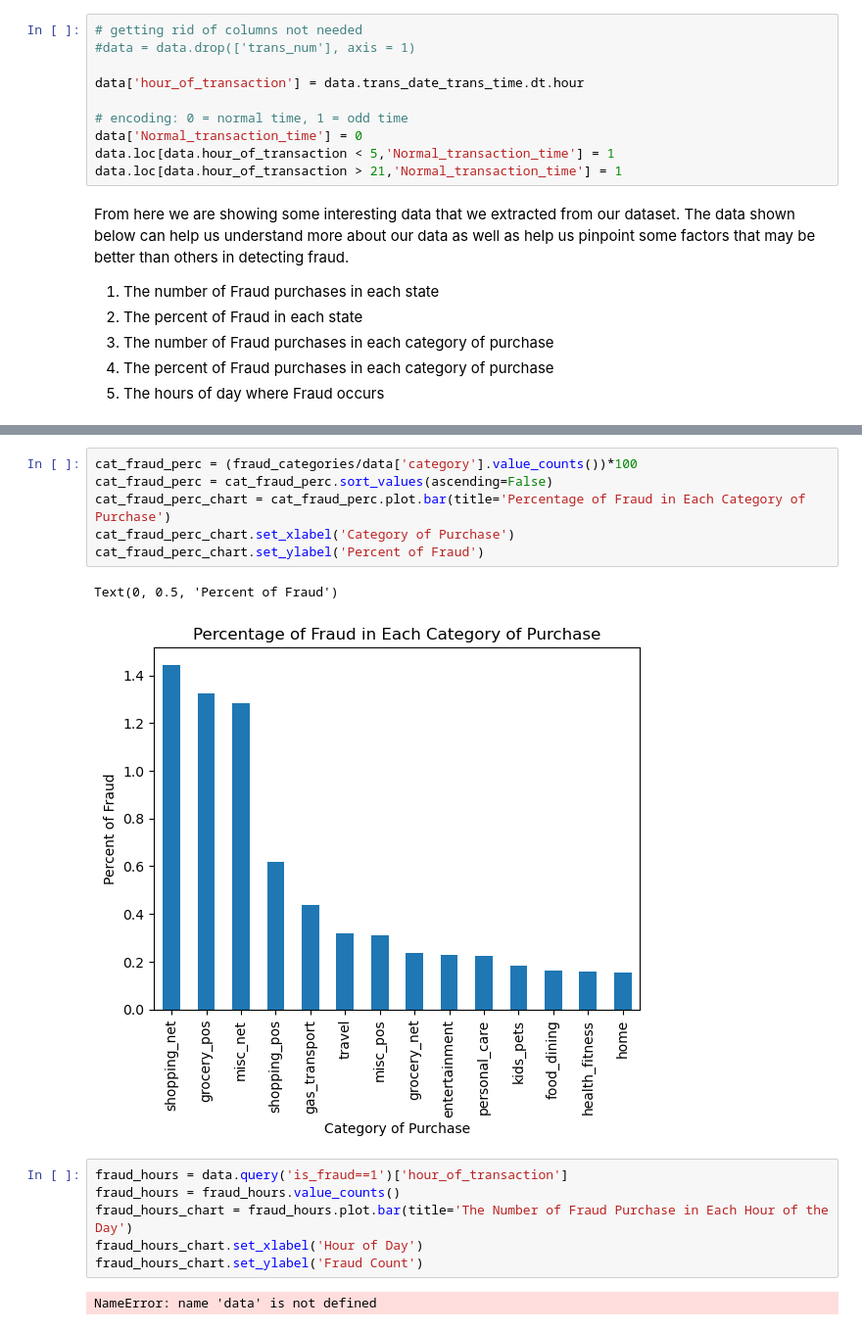
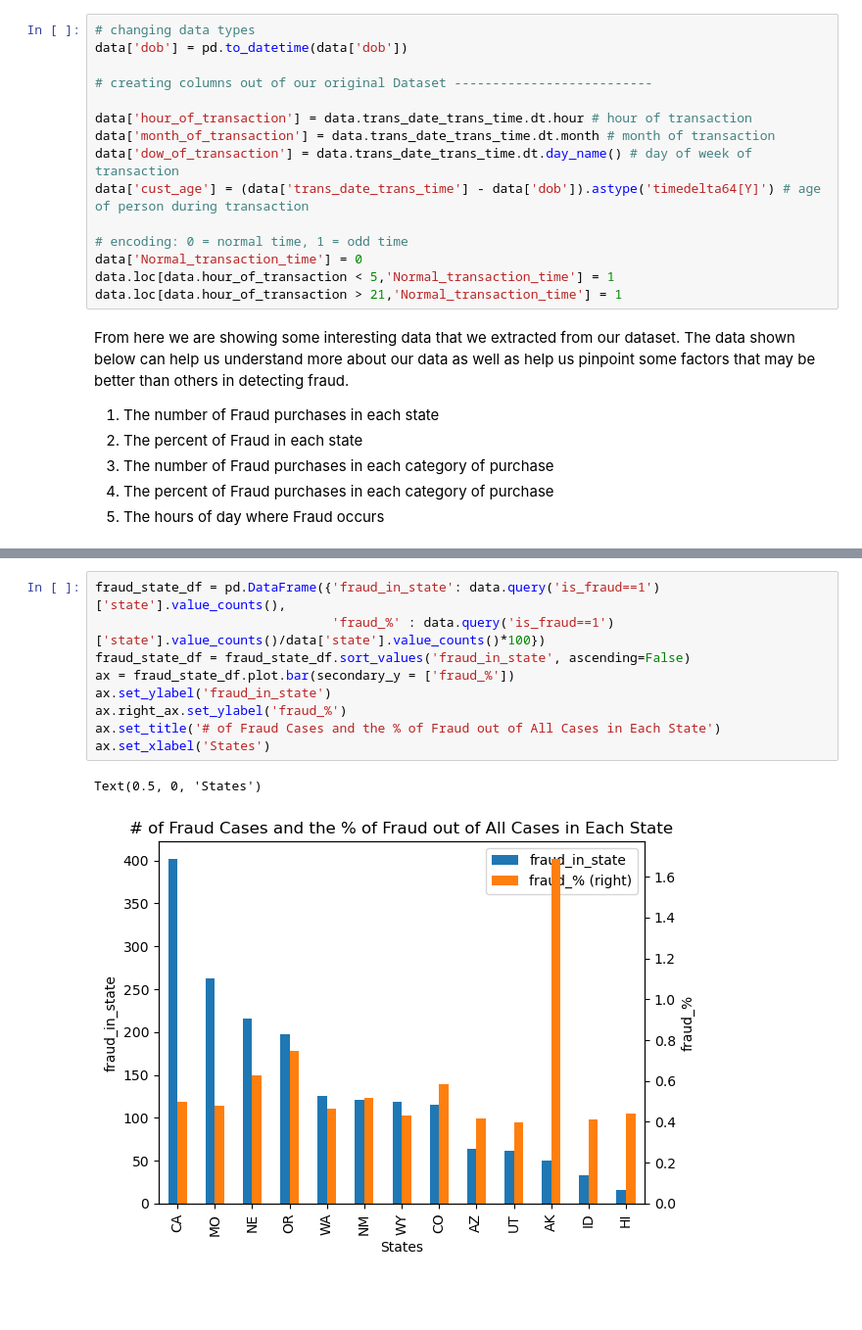
Before and after one commit to jalikens/CS484-DMA, a Jupyter notebook: Data_charts.ipynb, the cells around one changed output, grey strips where cells are left out. Shown: that part at 98% size. Cells and saved outputs as stored; diff of their text form; blank space fills up the shorter version.

```diff
--- a/Data_charts.ipynb
+++ b/Data_charts.ipynb
@@ -8,10 +8,15 @@ data = pd.read_csv('credit_card_fraud.csv', parse_dates=['trans_date_trans_time'
 # %% [markdown]
 Data comes from 1st Jan 2019 - 31st Dec 2020. It covers credit cards of 1000 customers doing transactions with a pool of 800 merchants. From the Western United States
 # %%
-# getting rid of columns not needed
-#data = data.drop(['trans_num'], axis = 1)
+# changing data types
+data['dob'] = pd.to_datetime(data['dob'])
 
-data['hour_of_transaction'] = data.trans_date_trans_time.dt.hour
+# creating columns out of our original Dataset --------------------------
+
+data['hour_of_transaction'] = data.trans_date_trans_time.dt.hour # hour of transaction
+data['month_of_transaction'] = data.trans_date_trans_time.dt.month # month of transaction
+data['dow_of_transaction'] = data.trans_date_trans_time.dt.day_name() # day of week of transaction
+data['cust_age'] = (data['trans_date_trans_time'] - data['dob']).astype('timedelta64[Y]') # age of person during transaction
 
 # encoding: 0 = normal time, 1 = odd time
 data['Normal_transaction_time'] = 0
@@ -58,17 +34,12 @@ Text(0, 0.5, 'Fraud Count')
-# %%
-cat_fraud_perc = (fraud_categories/data['category'].value_counts())*100
-cat_fraud_perc = cat_fraud_perc.sort_values(ascending=False)
-cat_fraud_perc_chart = cat_fraud_perc.plot.bar(title='Percentage of Fraud in Each Category of Purchase')
-cat_fraud_perc_chart.set_xlabel('Category of Purchase')
-cat_fraud_perc_chart.set_ylabel('Percent of Fraud')
-# %% [output]
-Text(0, 0.5, 'Percent of Fraud')
-[figure, removed]
-# %%
-fraud_hours = data.query('is_fraud==1')['hour_of_transaction']
-fraud_hours = fraud_hours.value_counts()
-fraud_hours_chart = fraud_hours.plot.bar(title='The Number of Fraud Purchase in Each Hour of the Day')
-fraud_hours_chart.set_xlabel('Hour of Day')
-fraud_hours_chart.set_ylabel('Fraud Count')
-# %% [output]
-NameError: name 'data' is not defined
+# %%
+fraud_state_df = pd.DataFrame({'fraud_in_state': data.query('is_fraud==1')['state'].value_counts(),
+                               'fraud_%' : data.query('is_fraud==1')['state'].value_counts()/data['state'].value_counts()*100})
+fraud_state_df = fraud_state_df.sort_values('fraud_in_state', ascending=False)
+ax = fraud_state_df.plot.bar(secondary_y = ['fraud_%'])
+ax.set_ylabel('fraud_in_state')
+ax.right_ax.set_ylabel('fraud_%')
+ax.set_title('# of Fraud Cases and the % of Fraud out of All Cases in Each State')
+ax.set_xlabel('States')
+# %% [output]
+Text(0.5, 0, 'States')
+[figure, added]
```
Also changed, not shown: parts of 8 cells of this notebook, 1 other file.
